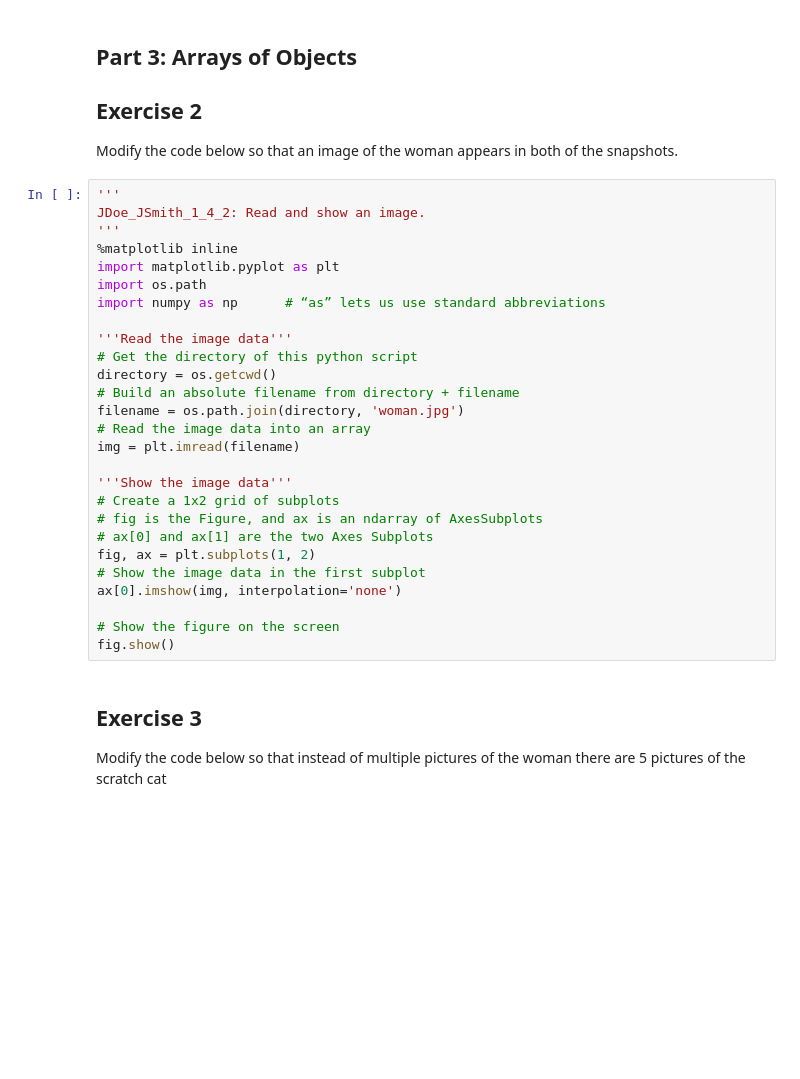
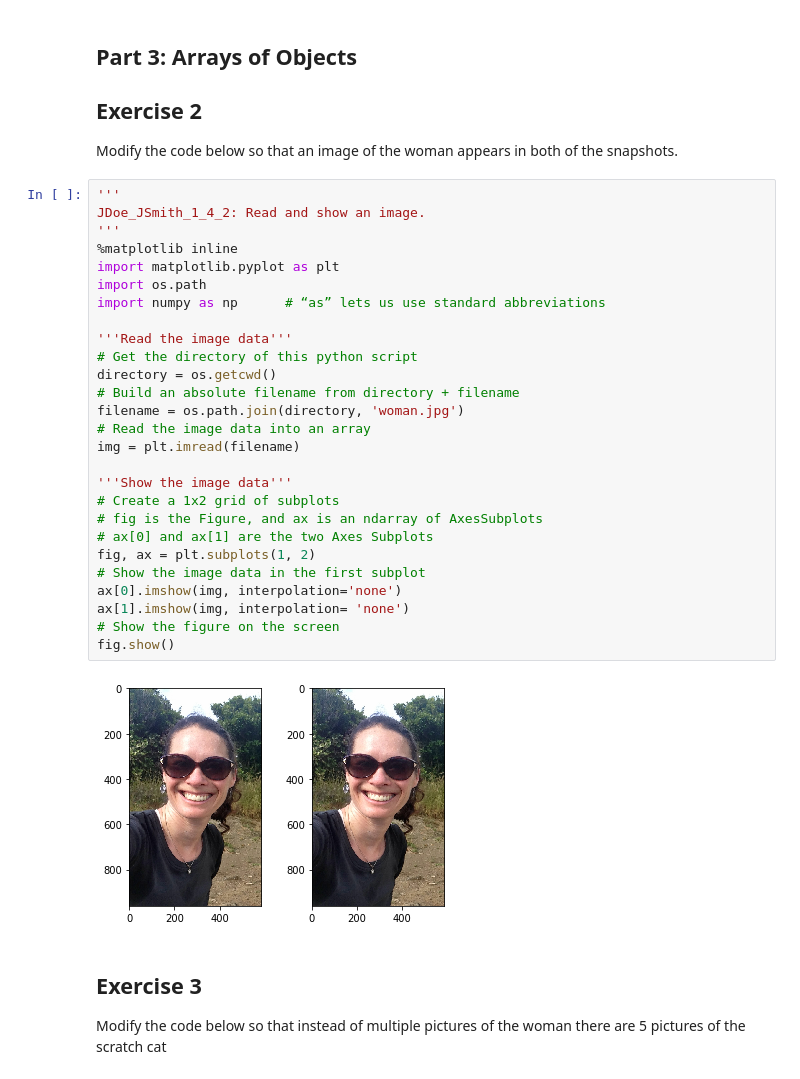
Before and after one commit to annaleekaiser/1-4-2-annaleekaiser, a Jupyter notebook: Activity-1-4-2/Activity 1.4.2 Objects and Methods.ipynb, the cells around one changed output. Drawn from its saved outputs; the diff is of its cells as text; blank space fills up the shorter version.

```diff
--- a/Activity-1-4-2/Activity 1.4.2 Objects and Methods.ipynb
+++ b/Activity-1-4-2/Activity 1.4.2 Objects and Methods.ipynb
@@ -47,30 +47,32 @@ Modify the code below so that an image of the woman appears in both of the snaps
 # %%
 '''
 JDoe_JSmith_1_4_2: Read and show an image.
 '''
 %matplotlib inline
 import matplotlib.pyplot as plt
 import os.path
 import numpy as np      # “as” lets us use standard abbreviations
 
 '''Read the image data'''
 # Get the directory of this python script
 directory = os.getcwd()
 # Build an absolute filename from directory + filename
 filename = os.path.join(directory, 'woman.jpg')
 # Read the image data into an array
 img = plt.imread(filename)
 
 '''Show the image data'''
 # Create a 1x2 grid of subplots
 # fig is the Figure, and ax is an ndarray of AxesSubplots
 # ax[0] and ax[1] are the two Axes Subplots
 fig, ax = plt.subplots(1, 2)
 # Show the image data in the first subplot
 ax[0].imshow(img, interpolation='none')
-
+ax[1].imshow(img, interpolation= 'none')
 # Show the figure on the screen
 fig.show()
+# %% [output]
+[figure, added]
 # %% [markdown]
 ## Exercise 3
 Modify the code below so that instead of multiple pictures of the woman there are 5 pictures of the scratch cat
```
Also changed, not shown: parts of 6 cells of this notebook.
